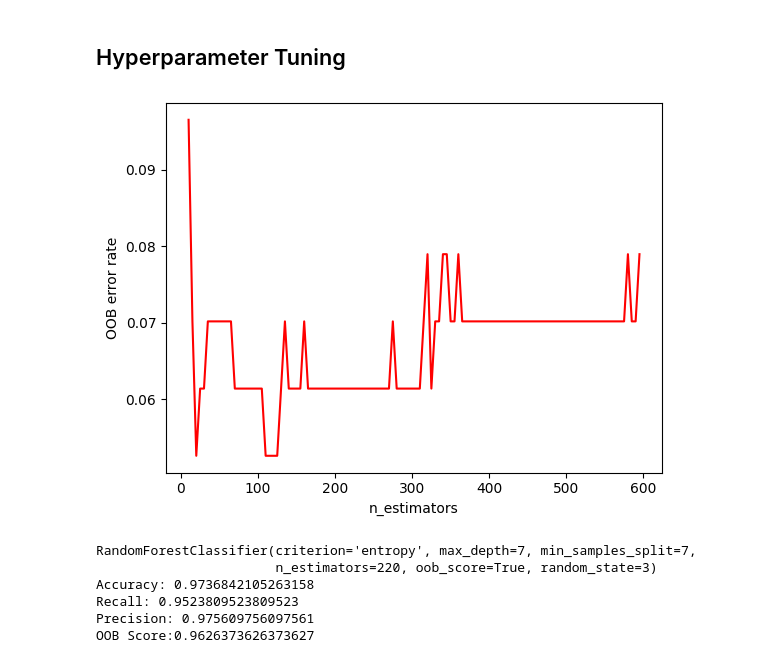
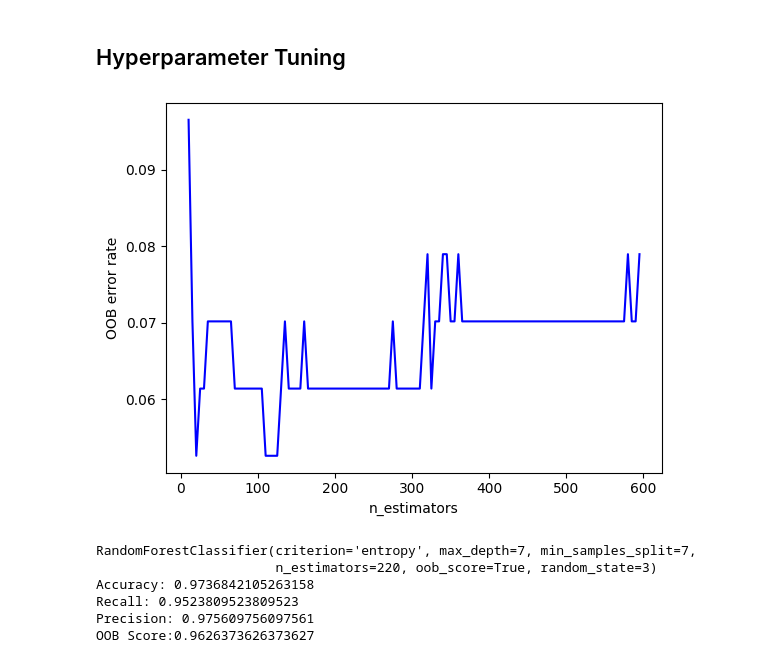
Before and after one commit to Berat03/ml_coursework, a Jupyter notebook: Random_Forest_2.ipynb, the cells around one changed output. Saved outputs shown, nothing was run; the diff lists cells and outputs as text; code cells hidden in the pictures.

```diff
--- a/Random_Forest_2.ipynb
+++ b/Random_Forest_2.ipynb
@@ -153,23 +153,23 @@ Precision: 0.9523809523809523
 # %%
 #Helps us decide how many n_estimators to use
 idx = []
 error_rate = []
 min_estimators = 10
 max_estimators = 600
 
 for i in range(min_estimators, max_estimators - 1, 5):
     rfc_og.set_params(n_estimators=i)
     rfc_og.fit(x_test, y_test)
     oob_error = 1 - rfc_og.oob_score_
     idx.append(i)
     error_rate.append(oob_error)
 
-plt.plot(idx, error_rate, "-r")
+plt.plot(idx, error_rate, "-b")
 plt.xlabel("n_estimators")
 plt.ylabel("OOB error rate")
 plt.show()
 # %% [output]
-[figure, old version]
+[figure, new version]
 # %%
 n_estimators = [x for x in range(100, 500, 10)] # Use prev graph or use this
 max_depth = [5, 6, 7, 8, 9, 10, 11, 12,13, 14, 15, 16, 17]
```
Also changed, not shown: parts of 4 cells of this notebook.
